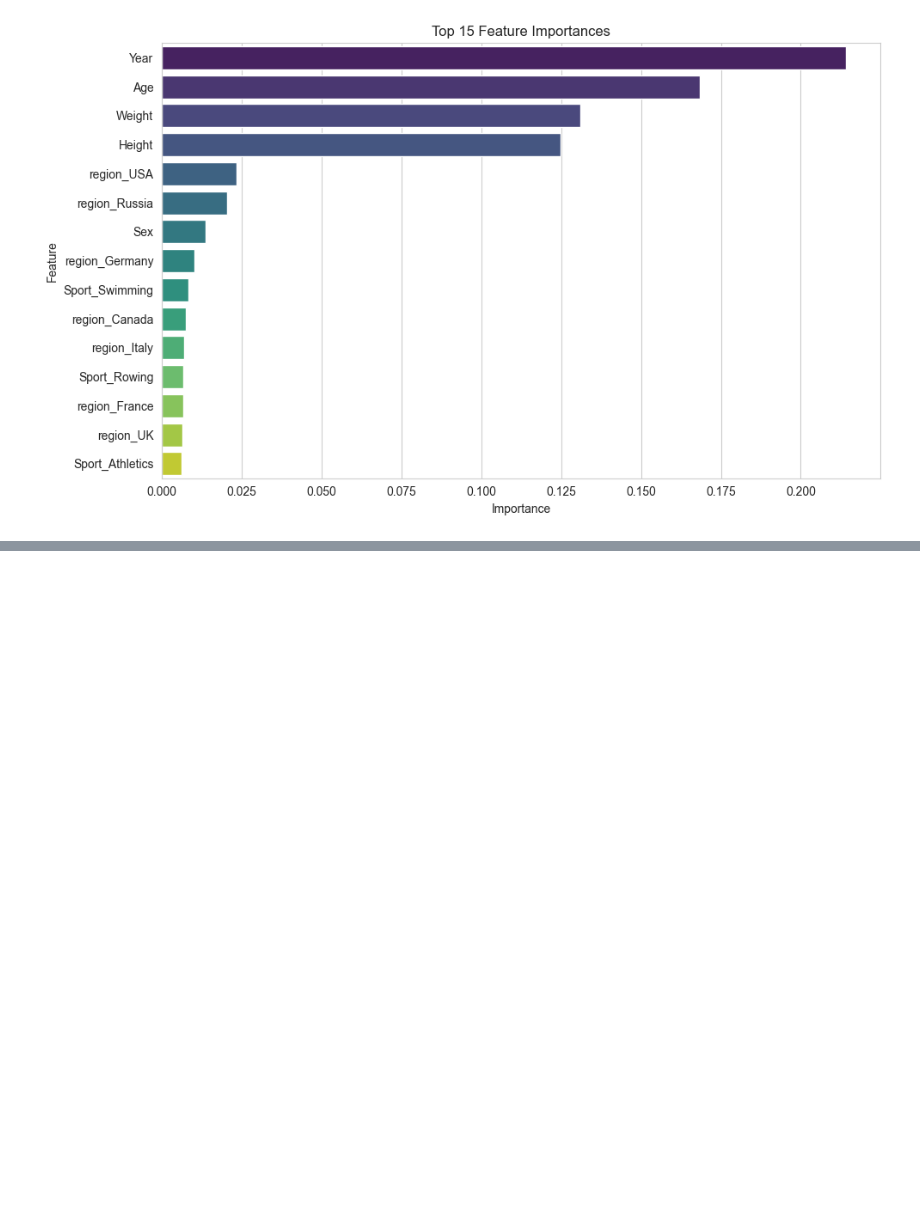
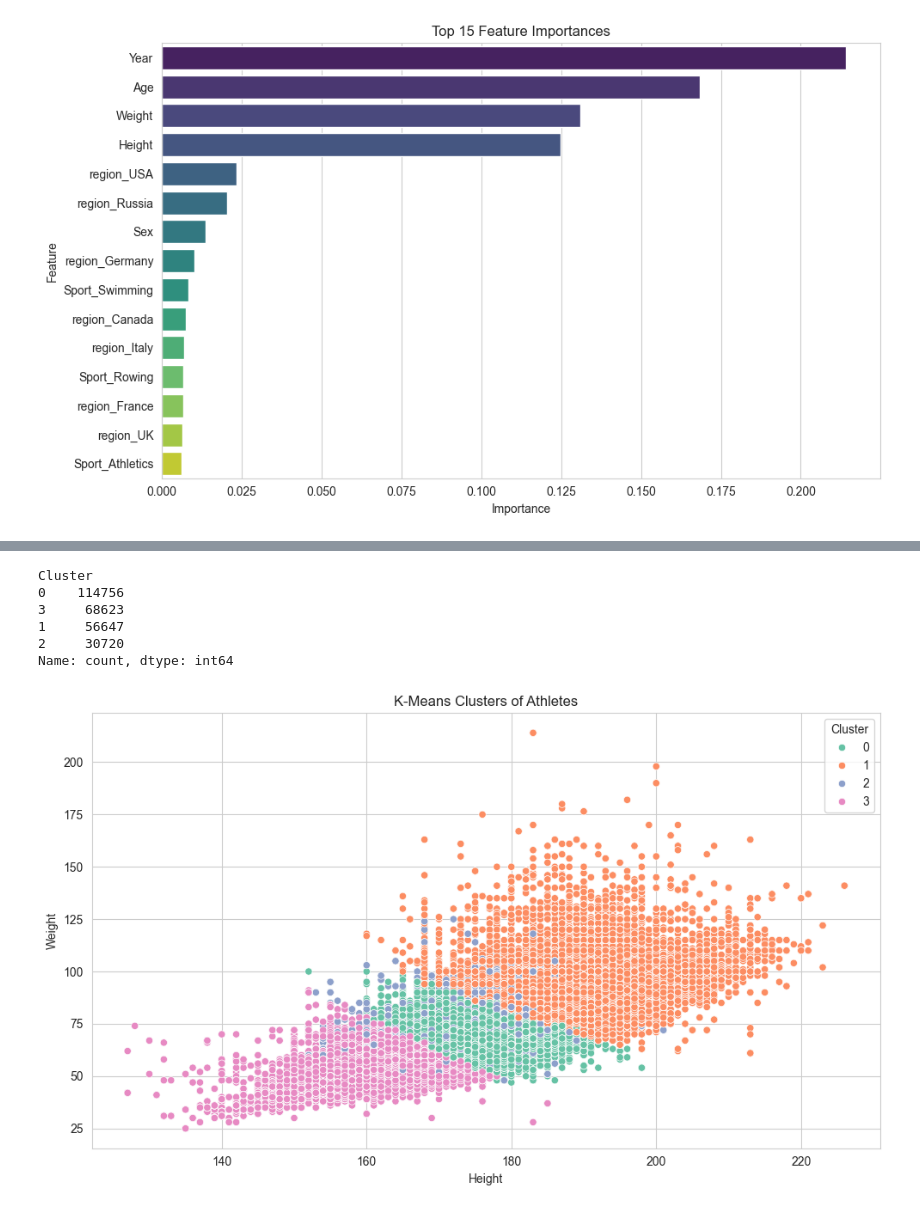
Before and after one commit to kunjagarwal-dev/olympics-data-analysis, a Jupyter notebook: notebooks/olympics_analysis.ipynb, the cells around one changed output, grey strips where cells are left out. Cells and saved outputs as stored; diff of their text form; code cells hidden in the pictures; blank space fills up the shorter version.

```diff
--- a/notebooks/olympics_analysis.ipynb
+++ b/notebooks/olympics_analysis.ipynb
@@ -734,0 +769,5 @@ pickle.dump(model, open('../models/medal_model.pkl', 'wb'))
+# %%
+kmeans = KMeans(n_clusters=4, random_state=42)
+scaled_df['Cluster'] = kmeans.fit_predict(scaled_df)
+# %%
+cluster_df['Cluster'] = kmeans.labels_
@@ -734,0 +790,21 @@ pickle.dump(model, open('../models/medal_model.pkl', 'wb'))
+# %%
+cluster_df.value_counts('Cluster')
+# %% [output]
+Cluster
+0    114756
+3     68623
+1     56647
+2     30720
+Name: count, dtype: int64
+# %%
+plt.figure(figsize=(10, 6))
+sns.scatterplot(data=cluster_df, x='Height', y='Weight', hue='Cluster', palette='Set2')
+plt.title('K-Means Clusters of Athletes')
+plt.xlabel('Height')
+plt.ylabel('Weight')
+plt.legend(title='Cluster')
+plt.tight_layout()
+plt.savefig("../graphs/kmeans_clusters.png", dpi=150, bbox_inches='tight')
+plt.show()
+# %% [output]
+[figure, added]
```
Also changed, not shown: parts of 10 cells of this notebook, 1 other file.
